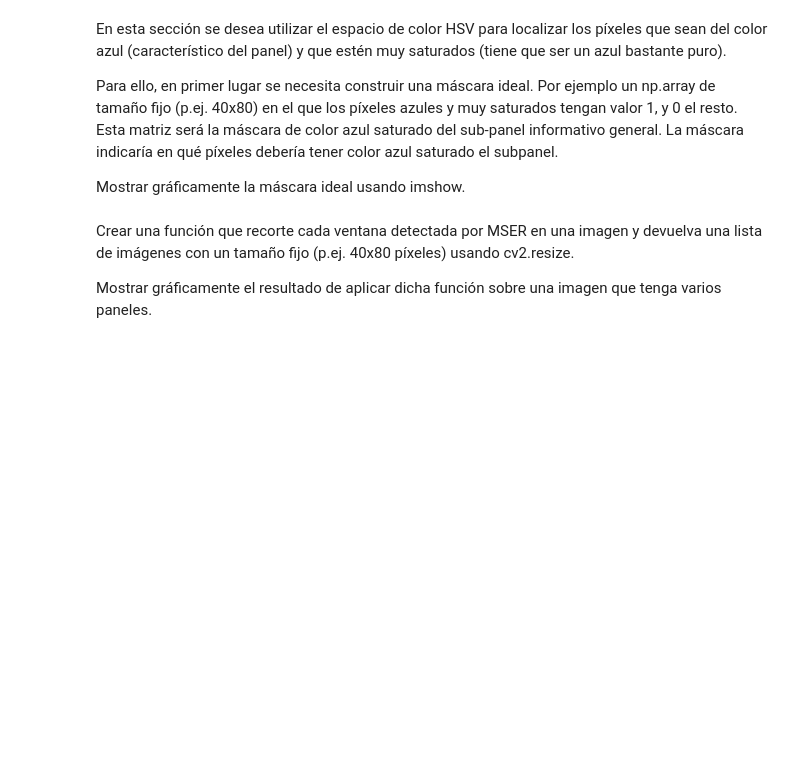
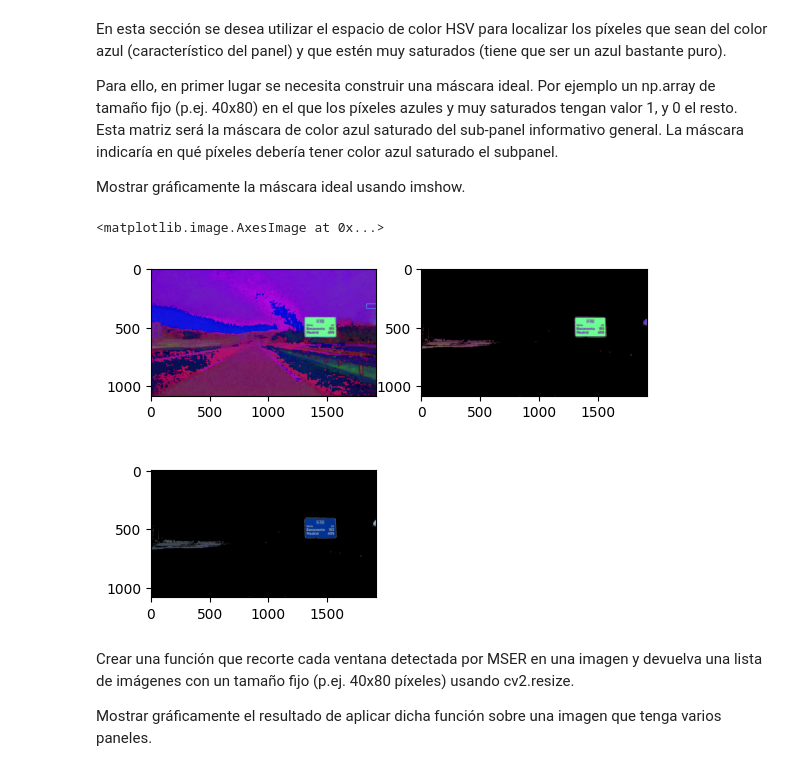
Before and after one commit to Sebas1705/ComputerVisionLab1, a Jupyter notebook: notebook_PracticaObligatoria1.ipynb, the cells around one changed output. Cells and saved outputs as stored; diff of their text form; code cells hidden in the pictures; blank space fills up the shorter version.

```diff
--- a/notebook_PracticaObligatoria1.ipynb
+++ b/notebook_PracticaObligatoria1.ipynb
@@ -139,6 +162,27 @@ En esta sección se desea utilizar el espacio de color HSV para localizar los p
 Para ello, en primer lugar se necesita construir una máscara ideal. Por ejemplo un np.array de tamaño fijo (p.ej. 40x80) en el que los píxeles azules y muy saturados tengan valor 1, y 0 el resto. Esta matriz será la máscara de color azul saturado del sub-panel informativo general. La máscara indicaría en qué píxeles debería tener color azul saturado el subpanel.
 
 Mostrar gráficamente la máscara ideal usando imshow.
+# %%
+rgb_images = [cv2.cvtColor(img, cv2.COLOR_BGR2RGB) for img in rgb_images]
+hsv_images = [cv2.cvtColor(im, cv2.COLOR_BGR2HSV) for im in rgb_images]
+
+
+def apply_mask(img, lower_blue, upper_blue):
+    mask_aux  = cv2.inRange(img, lower_blue, upper_blue)
+    return cv2.bitwise_and(img, img, mask=mask_aux)
+
+
+lower_blue = np.array([100,50,60])
+upper_blue = np.array([130,255,255])
+plt.subplot(2,2,1)
+plt.imshow(hsv_images[3])
+plt.subplot(2,2,2)
+plt.imshow(apply_mask(hsv_images[3], lower_blue, upper_blue))
+plt.subplot(2,2,3)
+plt.imshow(cv2.cvtColor(cv2.cvtColor(apply_mask(hsv_images[3], lower_blue, upper_blue), cv2.COLOR_HSV2BGR), cv2.COLOR_BGR2RGB))
+# %% [output]
+<matplotlib.image.AxesImage at 0x...>
+[figure, added]
 # %% [markdown]
 Crear una función que recorte cada ventana detectada por MSER en una imagen y devuelva una lista de imágenes con un tamaño fijo (p.ej. 40x80 píxeles) usando cv2.resize.
 
```
Also changed, not shown: parts of 2 cells of this notebook.
